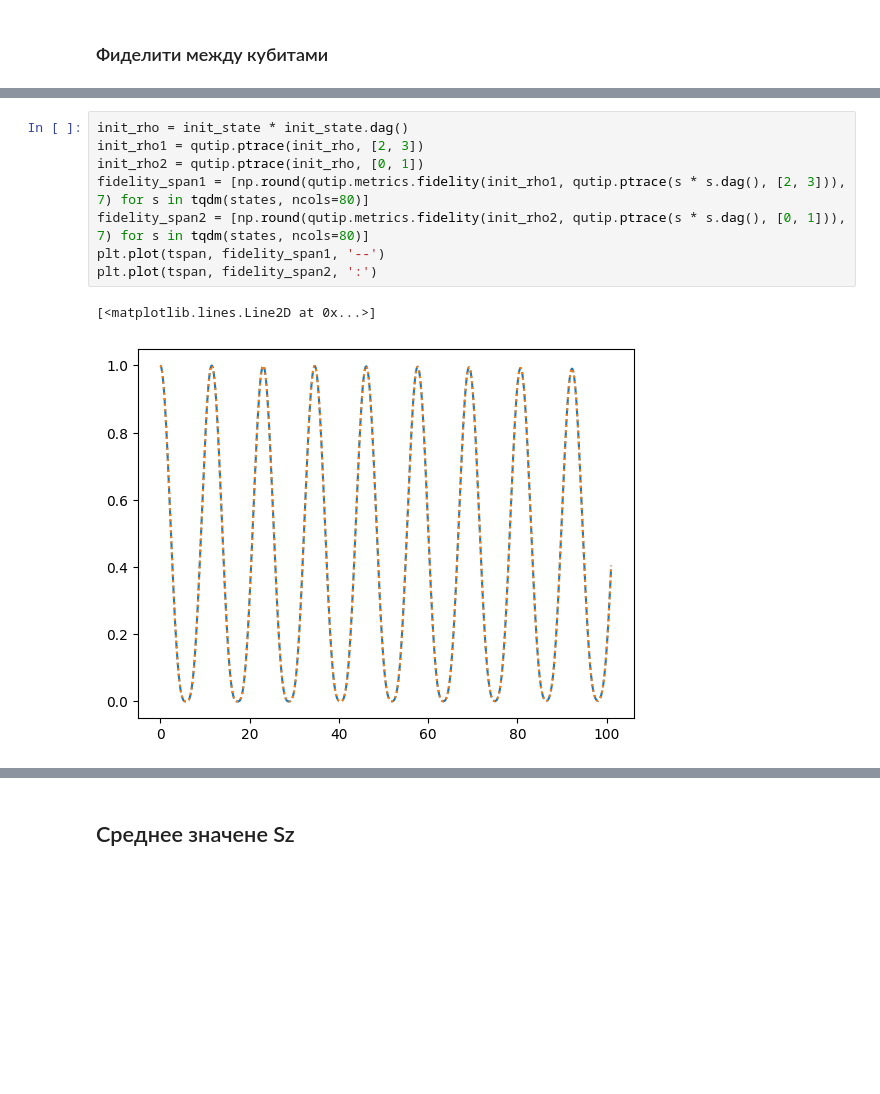
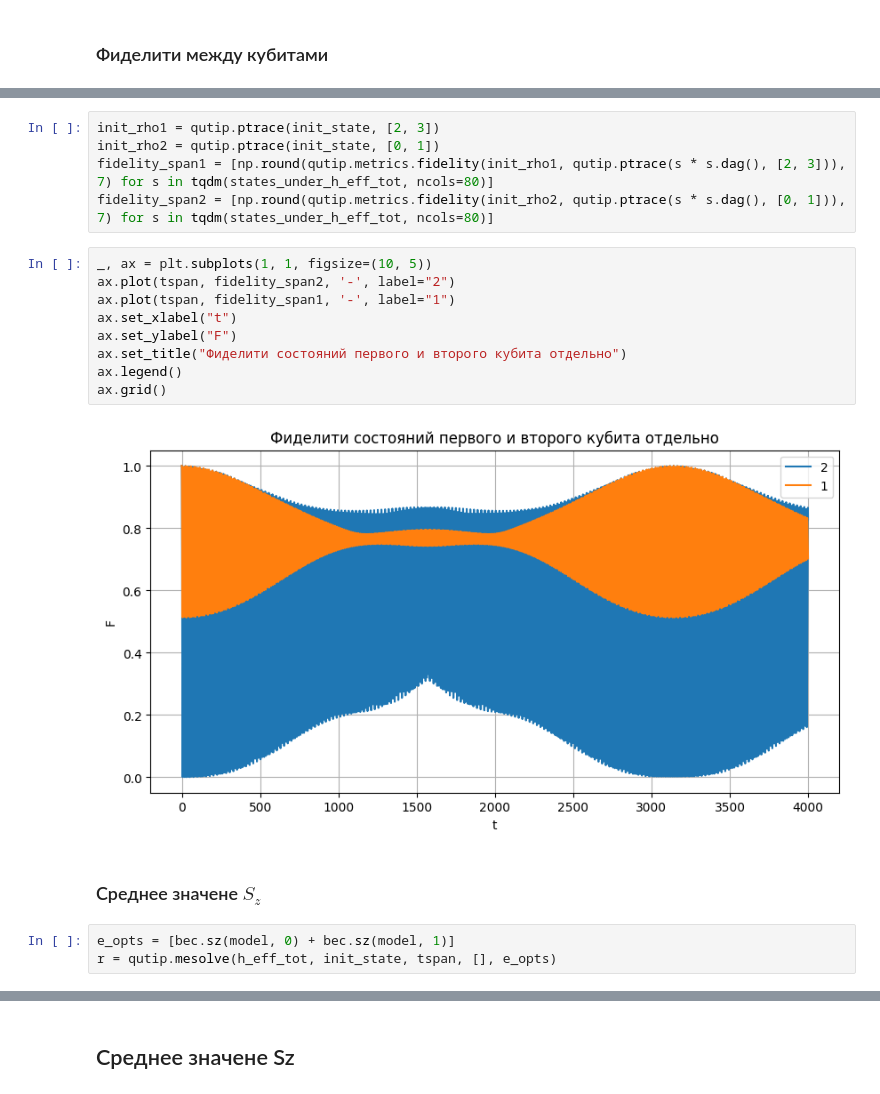
Before and after one commit to kephircheek/research-emqwuqoc, a Jupyter notebook: notebooks/Alexey2013.ipynb, the cells around one changed output, grey strips where cells are left out. Cells and saved outputs as stored; diff of their text form; blank space fills up the shorter version.

```diff
--- a/notebooks/Alexey2013.ipynb
+++ b/notebooks/Alexey2013.ipynb
@@ -79,11 +103,21 @@ plt.grid()
 # %%
-init_rho = init_state * init_state.dag()
-init_rho1 = qutip.ptrace(init_rho, [2, 3])
-init_rho2 = qutip.ptrace(init_rho, [0, 1])
-fidelity_span1 = [np.round(qutip.metrics.fidelity(init_rho1, qutip.ptrace(s * s.dag(), [2, 3])), 7) for s in tqdm(states, ncols=80)]
-fidelity_span2 = [np.round(qutip.metrics.fidelity(init_rho2, qutip.ptrace(s * s.dag(), [0, 1])), 7) for s in tqdm(states, ncols=80)]
-plt.plot(tspan, fidelity_span1, '--')
-plt.plot(tspan, fidelity_span2, ':')
+init_rho1 = qutip.ptrace(init_state, [2, 3])
+init_rho2 = qutip.ptrace(init_state, [0, 1])
+fidelity_span1 = [np.round(qutip.metrics.fidelity(init_rho1, qutip.ptrace(s * s.dag(), [2, 3])), 7) for s in tqdm(states_under_h_eff_tot, ncols=80)]
+fidelity_span2 = [np.round(qutip.metrics.fidelity(init_rho2, qutip.ptrace(s * s.dag(), [0, 1])), 7) for s in tqdm(states_under_h_eff_tot, ncols=80)]
-# %% [output]
-[<matplotlib.lines.Line2D at 0x...>]
-[figure, removed]
+# %%
+_, ax = plt.subplots(1, 1, figsize=(10, 5))
+ax.plot(tspan, fidelity_span2, '-', label="2")
+ax.plot(tspan, fidelity_span1, '-', label="1")
+ax.set_xlabel("t")
+ax.set_ylabel("F")
+ax.set_title("Фиделити состояний первого и второго кубита отдельно")
+ax.legend()
+ax.grid()
+# %% [output]
+[figure, added]
+# %% [markdown]
+### Среднее значене $S_z$
+# %%
+e_opts = [bec.sz(model, 0) + bec.sz(model, 1)]
+r = qutip.mesolve(h_eff_tot, init_state, tspan, [], e_opts)
```
Also changed, not shown: parts of 18 cells of this notebook.
